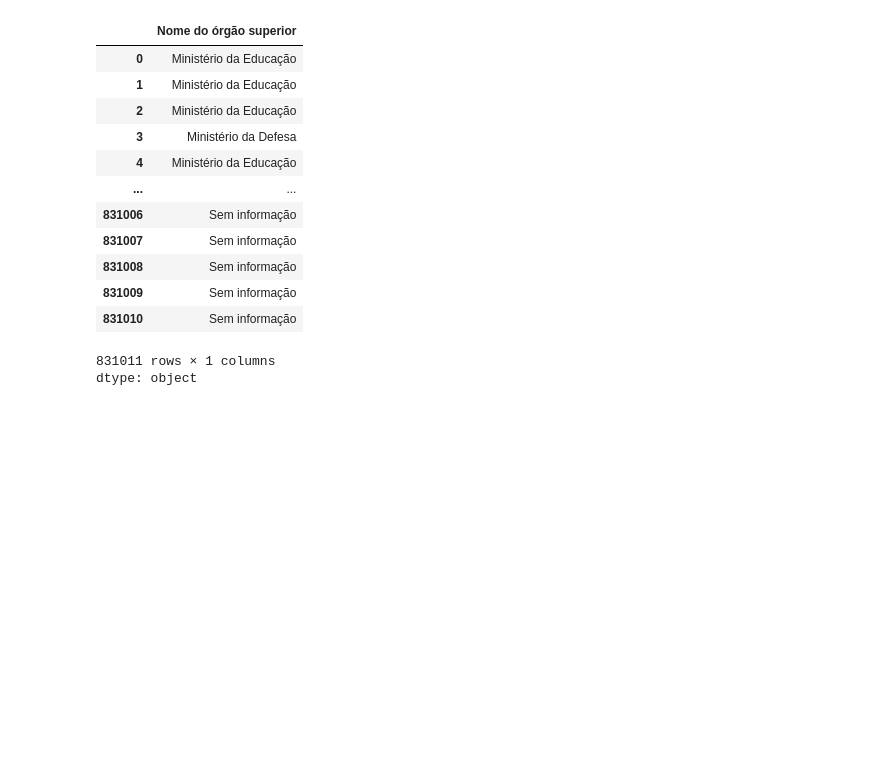
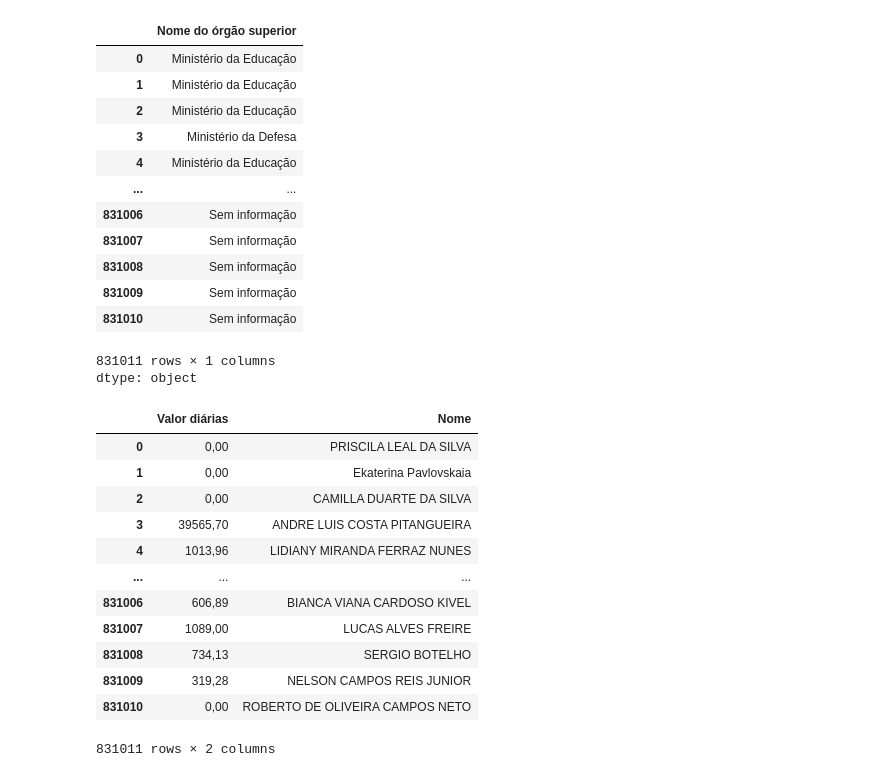
Before and after one commit to GuihJF/python_for_data_analysis, a Jupyter notebook: Data_Test_Python_for_Data.ipynb, the cells around one changed output. Saved outputs shown, nothing was run; the diff lists cells and outputs as text; code cells hidden in the pictures; blank space fills up the shorter version.

Commit message:
Simplified column selection for 'Valor diárias' and 'Nome'

```diff
--- a/Data_Test_Python_for_Data.ipynb
+++ b/Data_Test_Python_for_Data.ipynb
@@ -68,3 +68,24 @@ df_viagens["Nome do órgão superior"]
 | 831010 | Sem informação |
 831011 rows × 1 columns
 dtype: object
+# %%
+# Method 1 – Using a predefined variable (more reusable for further processing)
+multiple_columns = ["Valor diárias", "Nome"]
+df_viagens[multiple_columns]
+
+# Method 2 – Inline declaration (ideal for quick visual checks)
+df_viagens[["Valor diárias", "Nome"]]
+# %% [output]
+|  | Valor diárias | Nome |
+| 0 | 0,00 | PRISCILA LEAL DA SILVA |
+| 1 | 0,00 | Ekaterina Pavlovskaia |
+| 2 | 0,00 | CAMILLA DUARTE DA SILVA |
+| 3 | 39565,70 | ANDRE LUIS COSTA PITANGUEIRA |
+| 4 | 1013,96 | LIDIANY MIRANDA FERRAZ NUNES |
+| ... | ... | ... |
+| 831006 | 606,89 | BIANCA VIANA CARDOSO KIVEL |
+| 831007 | 1089,00 | LUCAS ALVES FREIRE |
+| 831008 | 734,13 | SERGIO BOTELHO |
+| 831009 | 319,28 | NELSON CAMPOS REIS JUNIOR |
+| 831010 | 0,00 | ROBERTO DE OLIVEIRA CAMPOS NETO |
+831011 rows × 2 columns
```
